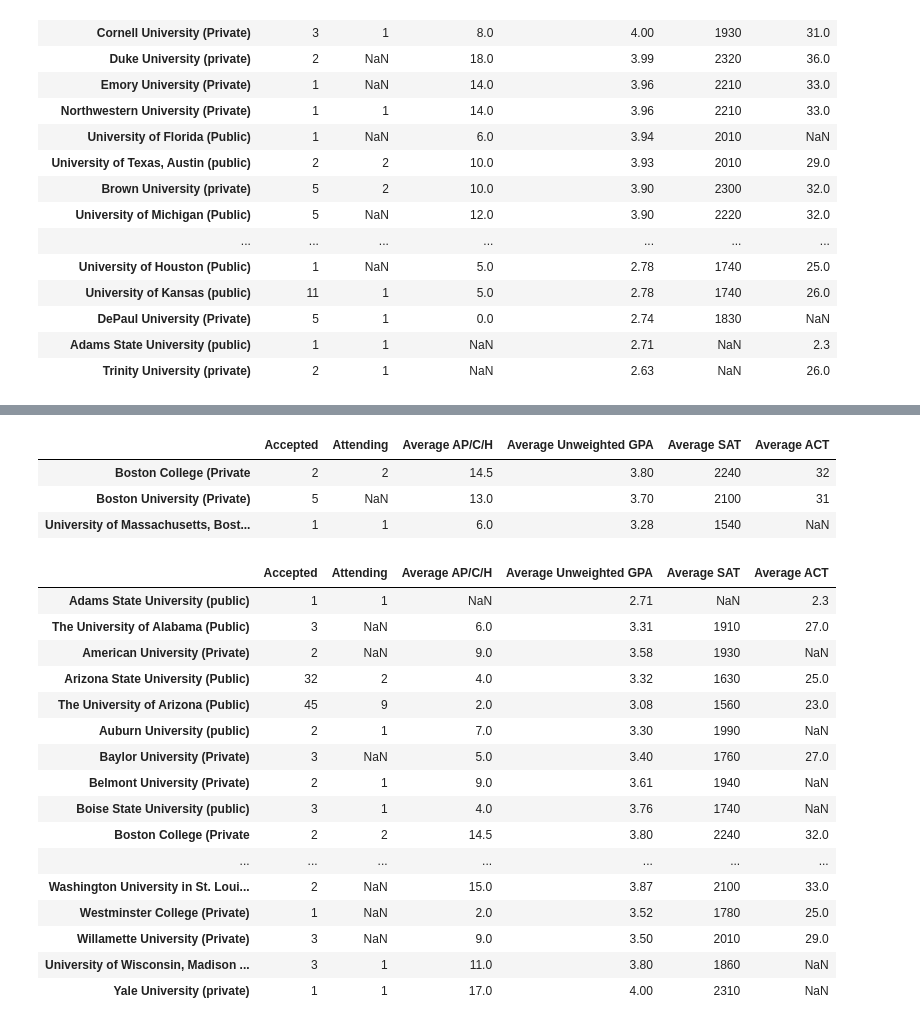
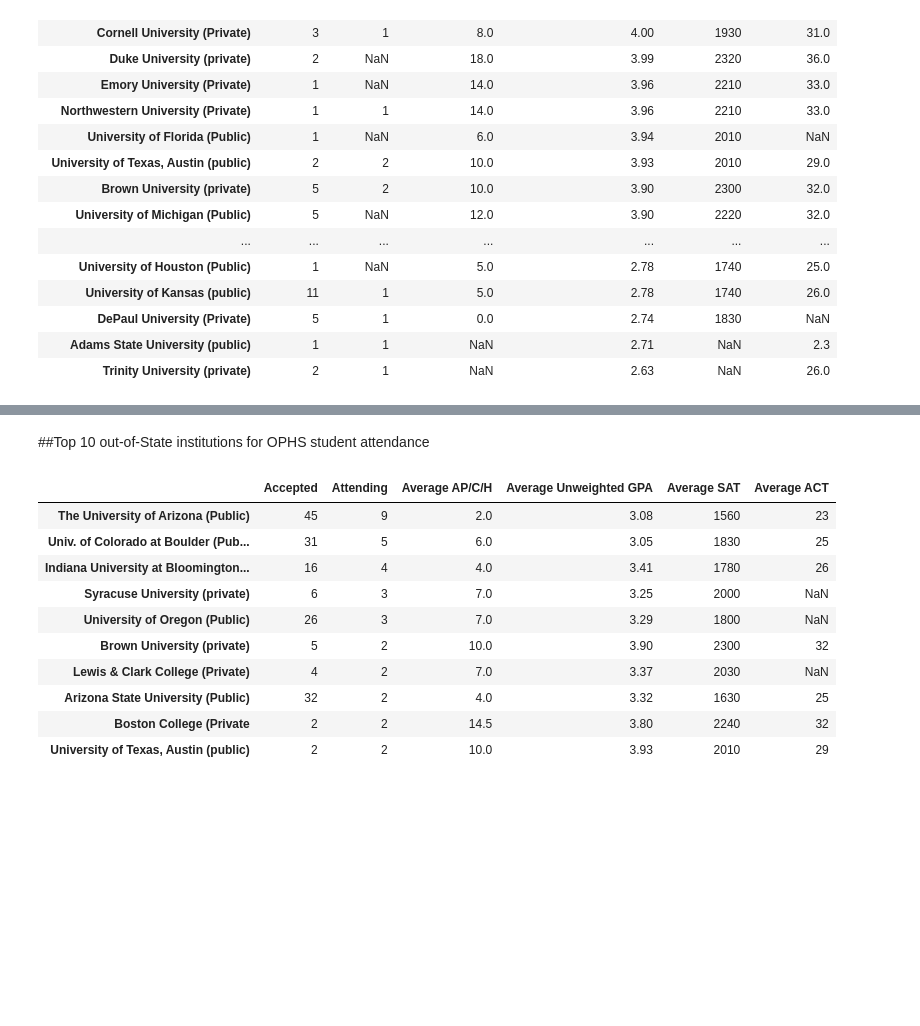
Before and after one commit to yatinla/ophs_stats, a Jupyter notebook: 2014_Matriculation.ipynb, the cells around one changed output, grey strips where cells are left out. Cells and saved outputs as stored; diff of their text form; code cells hidden in the pictures; blank space fills up the shorter version.

```diff
--- a/2014_Matriculation.ipynb
+++ b/2014_Matriculation.ipynb
@@ -221,27 +258,16 @@ Object `pd.config` not found.
-# %%
-ophs_df.select(lambda x: x.find("Boston") >= 0)
-# %% [output]
-|  | Accepted | Attending | Average AP/C/H | Average Unweighted GPA | Average SAT | Average ACT |
-| Boston College (Private | 2 | 2 | 14.5 | 3.80 | 2240 | 32 |
-| Boston University (Private) | 5 | NaN | 13.0 | 3.70 | 2100 | 31 |
-| University of Massachusetts, Bost... | 1 | 1 | 6.0 | 3.28 | 1540 | NaN |
-# %%
-ophs_df
-# %% [output]
-|  | Accepted | Attending | Average AP/C/H | Average Unweighted GPA | Average SAT | Average ACT |
-| Adams State University (public) | 1 | 1 | NaN | 2.71 | NaN | 2.3 |
-| The University of Alabama (Public) | 3 | NaN | 6.0 | 3.31 | 1910 | 27.0 |
-| American University (Private) | 2 | NaN | 9.0 | 3.58 | 1930 | NaN |
-| Arizona State University (Public) | 32 | 2 | 4.0 | 3.32 | 1630 | 25.0 |
-| The University of Arizona (Public) | 45 | 9 | 2.0 | 3.08 | 1560 | 23.0 |
-| Auburn University (public) | 2 | 1 | 7.0 | 3.30 | 1990 | NaN |
-| Baylor University (Private) | 3 | NaN | 5.0 | 3.40 | 1760 | 27.0 |
-| Belmont University (Private) | 2 | 1 | 9.0 | 3.61 | 1940 | NaN |
-| Boise State University (public) | 3 | 1 | 4.0 | 3.76 | 1740 | NaN |
-| Boston College (Private | 2 | 2 | 14.5 | 3.80 | 2240 | 32.0 |
-| ... | ... | ... | ... | ... | ... | ... |
-| Washington University in St. Loui... | 2 | NaN | 15.0 | 3.87 | 2100 | 33.0 |
-| Westminster College (Private) | 1 | NaN | 2.0 | 3.52 | 1780 | 25.0 |
-| Willamette University (Private) | 3 | NaN | 9.0 | 3.50 | 2010 | 29.0 |
-| University of Wisconsin, Madison ... | 3 | 1 | 11.0 | 3.80 | 1860 | NaN |
-| Yale University (private) | 1 | 1 | 17.0 | 4.00 | 2310 | NaN |
+# %% [markdown]
+##Top 10 out-of-State institutions for OPHS student attendance
+# %%
+att.sort(columns=[cols[2]],ascending=False)[:10]
+# %% [output]
+|  | Accepted | Attending | Average AP/C/H | Average Unweighted GPA | Average SAT | Average ACT |
+| The University of Arizona (Public) | 45 | 9 | 2.0 | 3.08 | 1560 | 23 |
+| Univ. of Colorado at Boulder (Pub... | 31 | 5 | 6.0 | 3.05 | 1830 | 25 |
+| Indiana University at Bloomington... | 16 | 4 | 4.0 | 3.41 | 1780 | 26 |
+| Syracuse University (private) | 6 | 3 | 7.0 | 3.25 | 2000 | NaN |
+| University of Oregon (Public) | 26 | 3 | 7.0 | 3.29 | 1800 | NaN |
+| Brown University (private) | 5 | 2 | 10.0 | 3.90 | 2300 | 32 |
+| Lewis & Clark College (Private) | 4 | 2 | 7.0 | 3.37 | 2030 | NaN |
+| Arizona State University (Public) | 32 | 2 | 4.0 | 3.32 | 1630 | 25 |
+| Boston College (Private | 2 | 2 | 14.5 | 3.80 | 2240 | 32 |
+| University of Texas, Austin (public) | 2 | 2 | 10.0 | 3.93 | 2010 | 29 |
```
Also changed, not shown: parts of 14 cells of this notebook.
